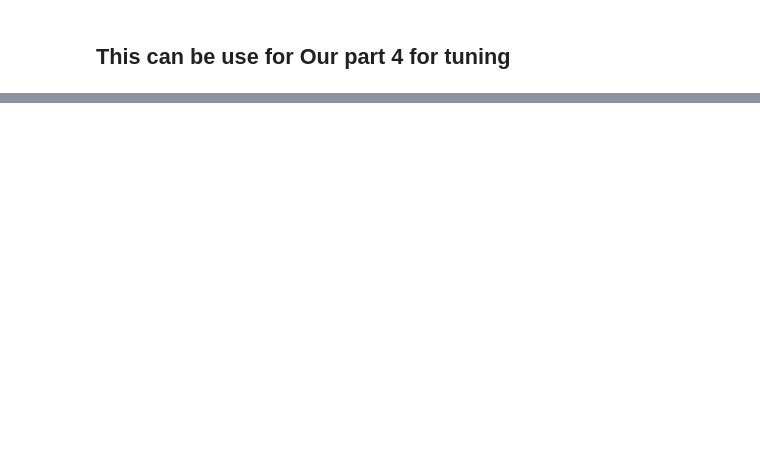
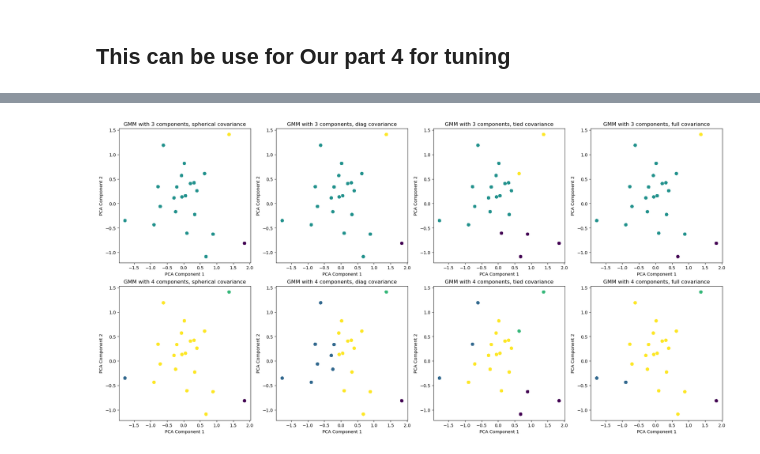
Before and after one commit to ruizhiwang11/assignment2__cz4032, a Jupyter notebook: Par3Part4.ipynb, the cells around one changed output, grey strips where cells are left out. Saved outputs shown, nothing was run; the diff lists cells and outputs as text; code cells hidden in the pictures; blank space fills up the shorter version.

```diff
--- a/Par3Part4.ipynb
+++ b/Par3Part4.ipynb
@@ -381,0 +385,39 @@ plt.show()
+# %%
+import numpy as np
+import matplotlib.pyplot as plt
+from sklearn.mixture import GaussianMixture
+from sklearn.decomposition import PCA
+
+# Perform PCA for dimensionality reduction for a 2D scatter plot
+pca = PCA(n_components=2)
+reduced_data = pca.fit_transform(encoded_matrix)
+
+n_components_range = range(3, 5)  # Example: testing 1-7 components
+covariance_types = ['spherical', 'diag', 'tied', 'full']
+
+
+# Create a subplot grid
+fig, axes = plt.subplots(len(n_components_range), len(covariance_types), figsize=(20, 10), constrained_layout=True)
+
+# Flatten the axes array for easy iteration
+axes = axes.flatten()
+
+# Iterate over each combination of n_components and covariance_type
+for idx, (n_components, covariance_type) in enumerate([(n, cv_type) for n in n_components_range for cv_type in covariance_types]):
+    # Fit a Gaussian mixture with EM
+    gmm = GaussianMixture(n_components=n_components, covariance_type=covariance_type, random_state=0)
+    gmm.fit(reduced_data)
+    gmm_labels = gmm.predict(reduced_data)
+
+    # Plot the PCA-reduced data with GMM cluster labels
+    axes[idx].scatter(reduced_data[:, 0], reduced_data[:, 1], c=gmm_labels, cmap='viridis', marker='o', alpha=0.5)
+
+    # Annotate the plot with the number of components and covariance type
+    axes[idx].set_title(f'GMM with {n_components} components, {covariance_type} covariance')
+    axes[idx].set_xlabel('PCA Component 1')
+    axes[idx].set_ylabel('PCA Component 2')
+
+# Show the plots
+plt.show()
+# %% [output]
+[figure, added]
```
Also changed, not shown: parts of 8 cells of this notebook.
